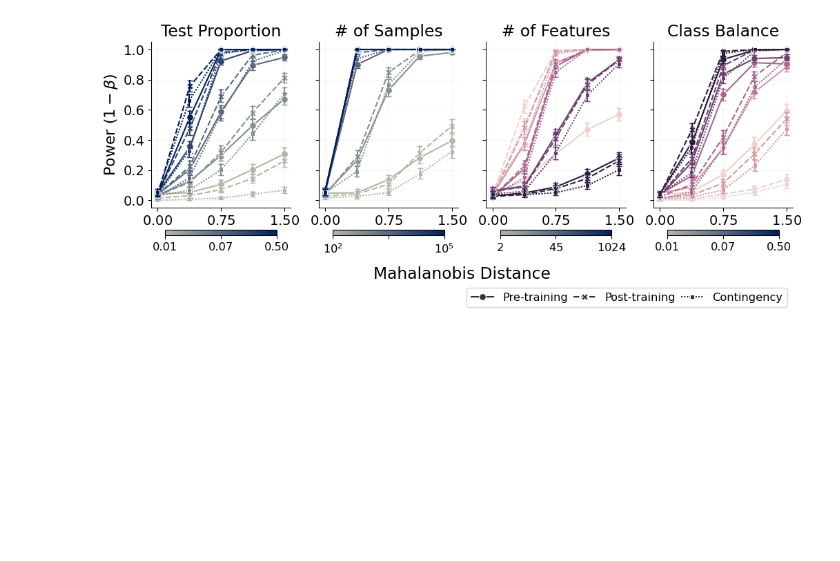
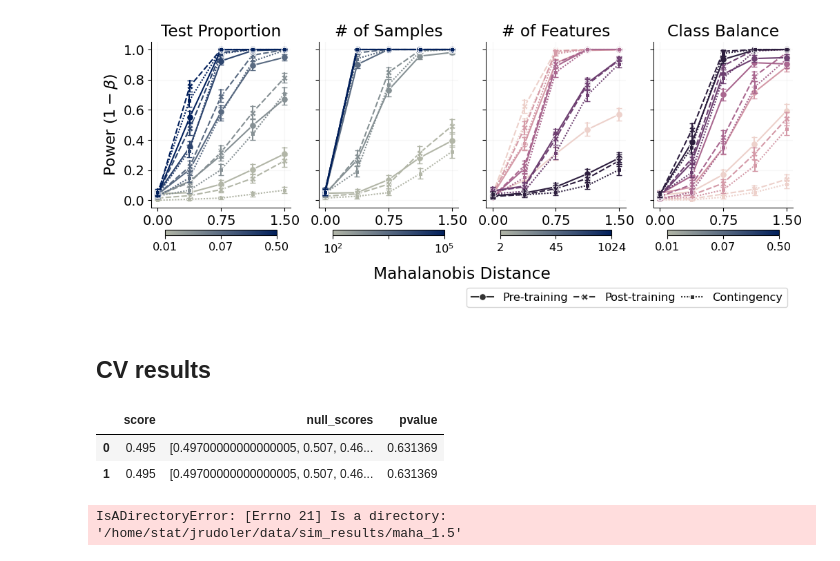
Before and after one commit to jrudoler/permutation-tests, a Jupyter notebook: scratch.ipynb, the cells around one changed output. Cells and saved outputs as stored; diff of their text form; code cells hidden in the pictures; blank space fills up the shorter version.

```diff
--- a/scratch.ipynb
+++ b/scratch.ipynb
@@ -597,3 +597,5 @@ fig.supxlabel(r"Mahalanobis Distance")
 # %% [output]
 Text(0.5, 0.01, 'Mahalanobis Distance')
 [figure]
+# %% [markdown]
+## CV results
@@ -599,0 +606,19 @@ Text(0.5, 0.01, 'Mahalanobis Distance')
+# %%
+import pandas as pd
+maha = 0.0
+pd.DataFrame([cv_results, cv_results])
+# %% [output]
+|  | score | null_scores | pvalue |
+| 0 | 0.495 | [0.49700000000000005, 0.507, 0.46... | 0.631369 |
+| 1 | 0.495 | [0.49700000000000005, 0.507, 0.46... | 0.631369 |
+# %%
+import glob
+all_cv_results = []
+for maha in maha_values:
+    for path in glob.glob(os.path.join(os.environ["HOME"], f"data/sim_results/maha_{maha:.1f}")):
+        cv_results = pickle.load(open(path, "rb"))
+        cv_results["maha"] = maha
+        all_cv_results.append(cv_results)
+pd.DataFrame(all_cv_results)
+# %% [output]
+IsADirectoryError: [Errno 21] Is a directory: '/home/stat/jrudoler/data/sim_results/maha_1.5'
```
Also changed, not shown: parts of 1 cell of this notebook, 2 other files.
